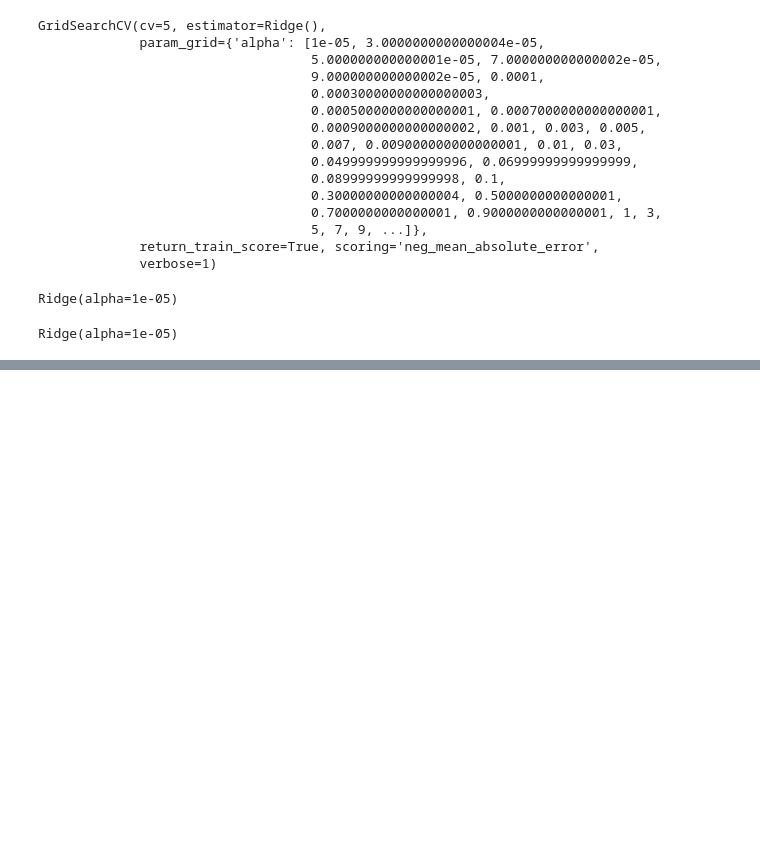
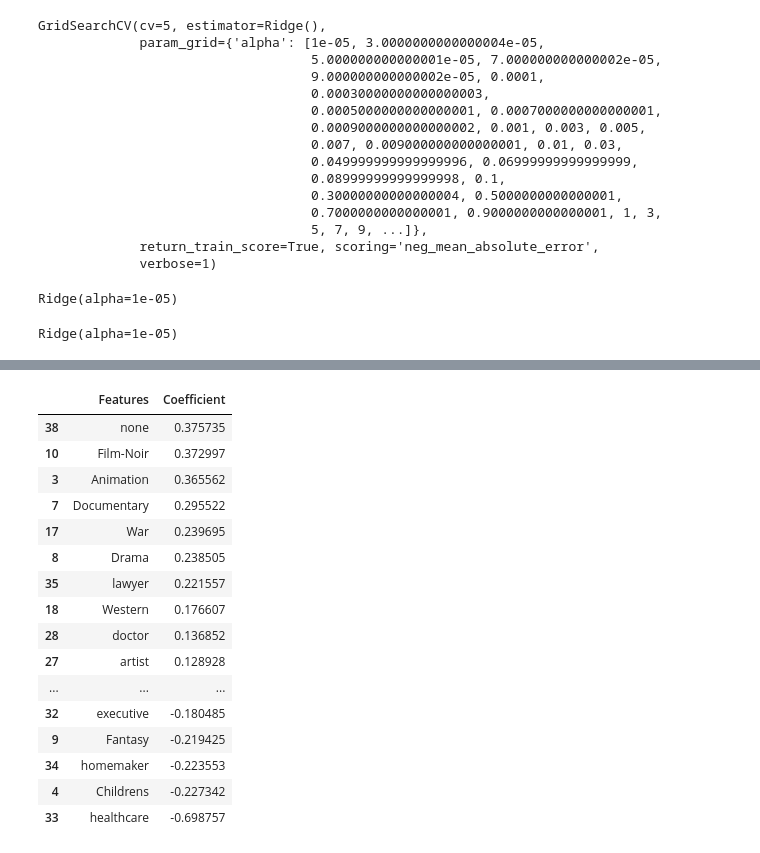
Before and after one commit to Harry-Turner/Python, a Jupyter notebook: ML_UserProfiles.ipynb, the cells around one changed output, grey strips where cells are left out. Saved outputs shown, nothing was run; the diff lists cells and outputs as text; code cells hidden in the pictures; blank space fills up the shorter version.

```diff
--- a/ML_UserProfiles.ipynb
+++ b/ML_UserProfiles.ipynb
@@ -387,0 +431,24 @@ error
+# %%
+ridge_results_dataframe.sort_values(by = "Coefficient",
+                                    ascending = False,
+                                    inplace = True)
+
+ridge_results_dataframe
+# %% [output]
+|  | Features | Coefficient |
+| 38 | none | 0.375735 |
+| 10 | Film-Noir | 0.372997 |
+| 3 | Animation | 0.365562 |
+| 7 | Documentary | 0.295522 |
+| 17 | War | 0.239695 |
+| 8 | Drama | 0.238505 |
+| 35 | lawyer | 0.221557 |
+| 18 | Western | 0.176607 |
+| 28 | doctor | 0.136852 |
+| 27 | artist | 0.128928 |
+| ... | ... | ... |
+| 32 | executive | -0.180485 |
+| 9 | Fantasy | -0.219425 |
+| 34 | homemaker | -0.223553 |
+| 4 | Childrens | -0.227342 |
+| 33 | healthcare | -0.698757 |
```
Also changed, not shown: parts of 12 cells of this notebook.
